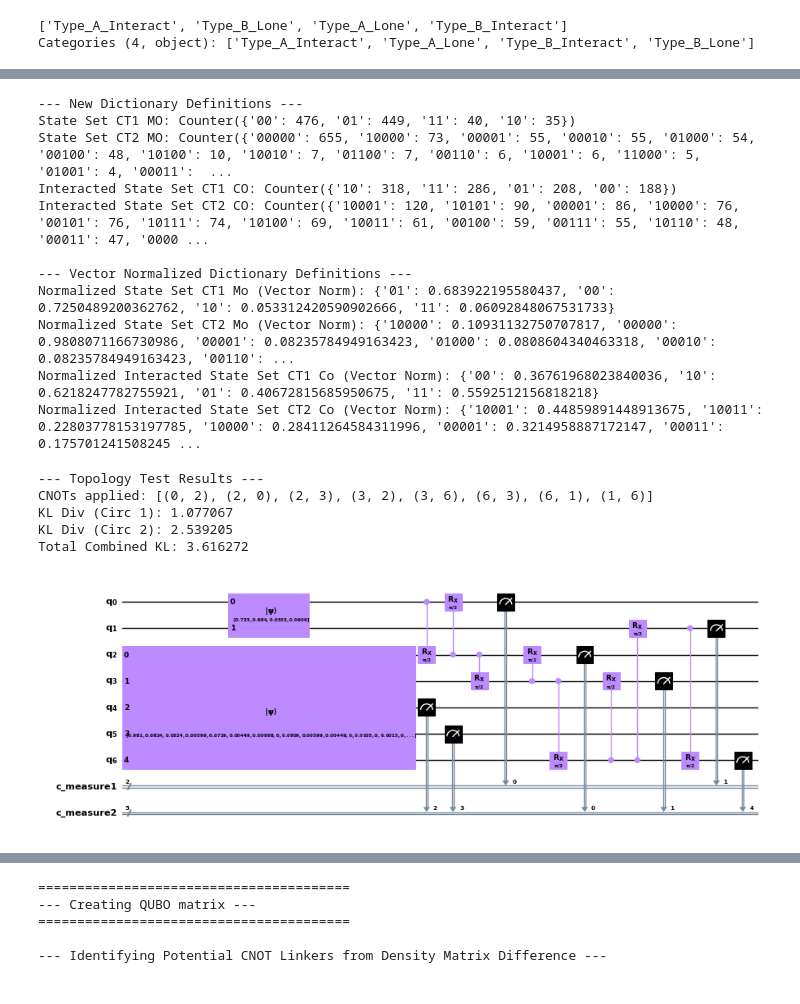
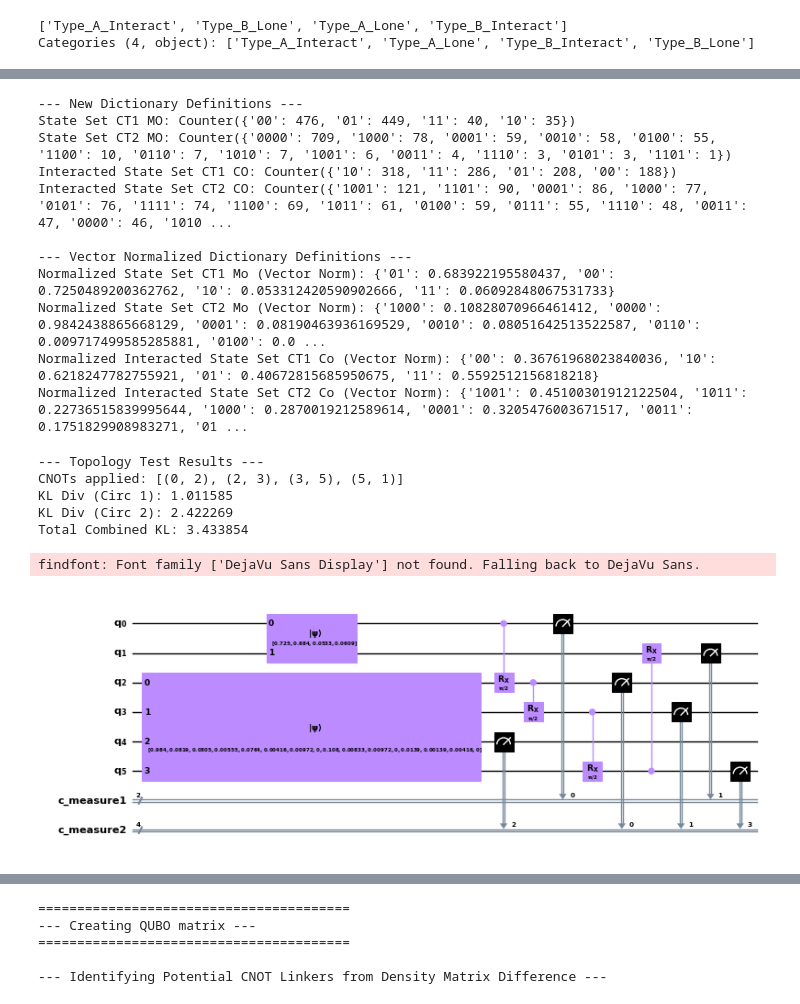
Before and after one commit to cailab-tamu/QuantumXCT, a Jupyter notebook: python/qxct_pred_classic_sim.ipynb, the cells around one changed output, grey strips where cells are left out. Cells and saved outputs as stored; diff of their text form; code cells hidden in the pictures.

```diff
--- a/python/qxct_pred_classic_sim.ipynb
+++ b/python/qxct_pred_classic_sim.ipynb
@@ -29,6 +29,7 @@ adata.X seems to be already log-transformed.
 # Manual Targeted Setup
 # We want to trace the flow:
 # A (50) -> B (60 -> 70 -> 71, 72, 80) -> A (80 -> 90)
+# Note: Removing 70->72 for cleaner histograms
 
 # Sources: The genes initiating signals or regulation
 # The "Cause" List
@@ -42,7 +43,7 @@ gl_ct2 = [
     "Gene_60", # Target in B (Spatial)
     "Gene_70", # GRN in B (Internal)
     "Gene_71", # GRN in B (Internal)
-    "Gene_72", # GRN in B (Internal)
+    #"Gene_72", # GRN in B (Internal)
     "Gene_80", # Soruce in B
 ]
 # %%
@@ -250,15 +251,15 @@ circ2 = create_initial_circuit2(normalized_joint_counts_ct2_mo)
 # %% [output]
 --- New Dictionary Definitions ---
 State Set CT1 MO: Counter({'00': 476, '01': 449, '11': 40, '10': 35})
-State Set CT2 MO: Counter({'00000': 655, '10000': 73, '00001': 55, '00010': 55, '01000': 54, '00100': 48, '10100': 10, '10010': 7, '01100': 7, '00110': 6, '10001': 6, '11000': 5, '01001': 4, '00011':  ...
+State Set CT2 MO: Counter({'0000': 709, '1000': 78, '0001': 59, '0010': 58, '0100': 55, '1100': 10, '0110': 7, '1010': 7, '1001': 6, '0011': 4, '1110': 3, '0101': 3, '1101': 1})
 Interacted State Set CT1 CO: Counter({'10': 318, '11': 286, '01': 208, '00': 188})
-Interacted State Set CT2 CO: Counter({'10001': 120, '10101': 90, '00001': 86, '10000': 76, '00101': 76, '10111': 74, '10100': 69, '10011': 61, '00100': 59, '00111': 55, '10110': 48, '00011': 47, '0000 ...
+Interacted State Set CT2 CO: Counter({'1001': 121, '1101': 90, '0001': 86, '1000': 77, '0101': 76, '1111': 74, '1100': 69, '1011': 61, '0100': 59, '0111': 55, '1110': 48, '0011': 47, '0000': 46, '1010 ...
 
 --- Vector Normalized Dictionary Definitions ---
 Normalized State Set CT1 Mo (Vector Norm): {'01': 0.683922195580437, '00': 0.7250489200362762, '10': 0.053312420590902666, '11': 0.06092848067531733}
-Normalized State Set CT2 Mo (Vector Norm): {'10000': 0.10931132750707817, '00000': 0.9808071166730986, '00001': 0.08235784949163423, '01000': 0.0808604340463318, '00010': 0.08235784949163423, '00110': ...
+Normalized State Set CT2 Mo (Vector Norm): {'1000': 0.10828070966461412, '0000': 0.9842438865668129, '0001': 0.08190463936169529, '0010': 0.08051642513522587, '0110': 0.009717499585285881, '0100': 0.0 ...
 Normalized Interacted State Set CT1 Co (Vector Norm): {'00': 0.36761968023840036, '10': 0.6218247782755921, '01': 0.40672815685950675, '11': 0.5592512156818218}
-Normalized Interacted State Set CT2 Co (Vector Norm): {'10001': 0.44859891448913675, '10011': 0.22803778153197785, '10000': 0.28411264584311996, '00001': 0.3214958887172147, '00011': 0.175701241508245 ...
+Normalized Interacted State Set CT2 Co (Vector Norm): {'1001': 0.45100301912122504, '1011': 0.22736515839995644, '1000': 0.2870019212589614, '0001': 0.3205476003671517, '0011': 0.1751829908983271, '01 ...
 # %%
 from quantum_functions import concatenate_circuits_with_separate_measurements, add_cnots_and_measurements_to_circuit, score_circuit_kl_divergences
 
@@ -295,40 +296,43 @@ def test_specific_topology(
     )
 
     total_kl = kl_div1 + kl_div2 if kl_div1 is not None and kl_div2 is not None else float('inf')
 
     print(f"\n--- Topology Test Results ---")
     print(f"CNOTs applied: {cnot_topology}")
     print(f"KL Div (Circ 1): {kl_div1:.6f}")
     print(f"KL Div (Circ 2): {kl_div2:.6f}")
     print(f"Total Combined KL: {total_kl:.6f}")
 
     return circuit_to_test, total_kl
 
 
-# Define your "Ground Truth" or "Expected" topology
+# Define your "Ground Truth" or "Expected" topology for 7 qubits
 #my_expected_topology = [(0, 2), (2, 3), (3, 4), (3, 5), (3, 6), (6, 1)]
 #my_expected_topology = [(0, 2), (2, 3), (3, 4), (3, 6), (6, 1)]
 my_expected_topology = [(0, 2), (2, 3), (3, 6), (6, 1)]
-my_expected_topology = [(0, 2), (2, 0), (2, 3), (3, 2), (3, 6), (6, 3), (6, 1), (1, 6)]
+#my_expected_topology = [(0, 2), (2, 0), (2, 3), (3, 2), (3, 6), (6, 3), (6, 1), (1, 6)]
+# for 6 qubits
+my_expected_topology = [(0, 2), (2, 3), (3, 5), (5, 1)]
 
 # Run the test
 final_circ, score = test_specific_topology(
     circ1,
     circ2,
     my_expected_topology,
     normalized_joint_counts_ct1_co,
     normalized_joint_counts_ct2_co
 )
 
 final_circ.draw(output="mpl", style="clifford", fold=40, scale=0.5, #filename="cnot_optimized_circuit_classi.svg"
                                )
 # %% [output]
 --- Topology Test Results ---
-CNOTs applied: [(0, 2), (2, 0), (2, 3), (3, 2), (3, 6), (6, 3), (6, 1), (1, 6)]
-KL Div (Circ 1): 1.077067
-KL Div (Circ 2): 2.539205
-Total Combined KL: 3.616272
+CNOTs applied: [(0, 2), (2, 3), (3, 5), (5, 1)]
+KL Div (Circ 1): 1.011585
+KL Div (Circ 2): 2.422269
+Total Combined KL: 3.433854
+findfont: Font family ['DejaVu Sans Display'] not found. Falling back to DejaVu Sans.
-[figure, old version]
+[figure, new version]
 # %%
 from quantum_functions import plot_measurement_histograms
 
```
Also changed, not shown: parts of 22 cells of this notebook.
